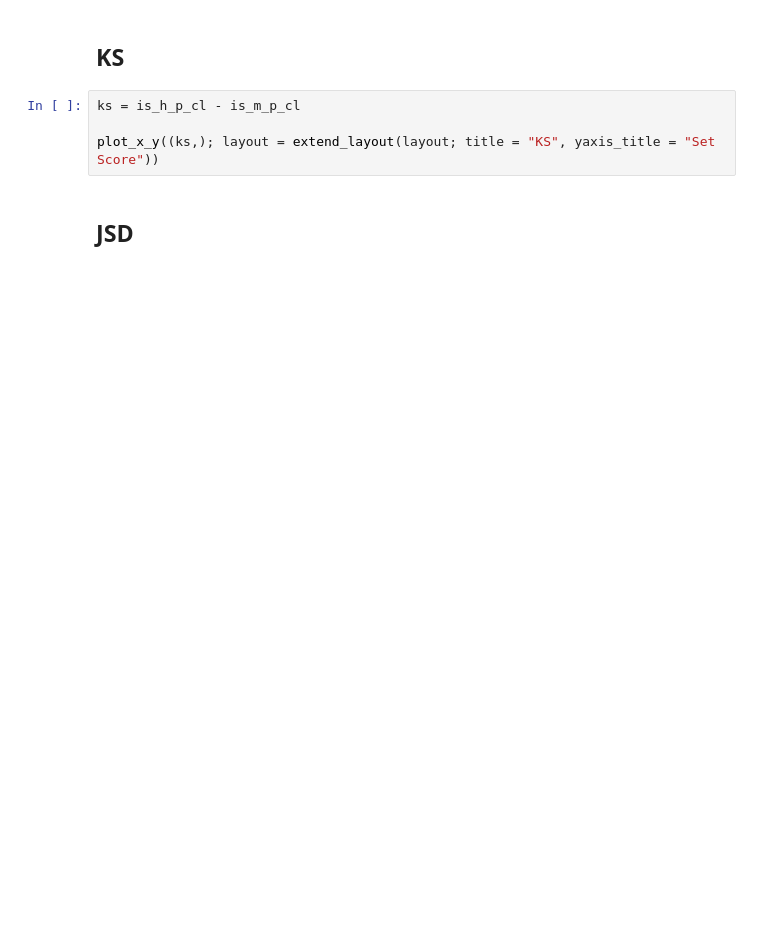
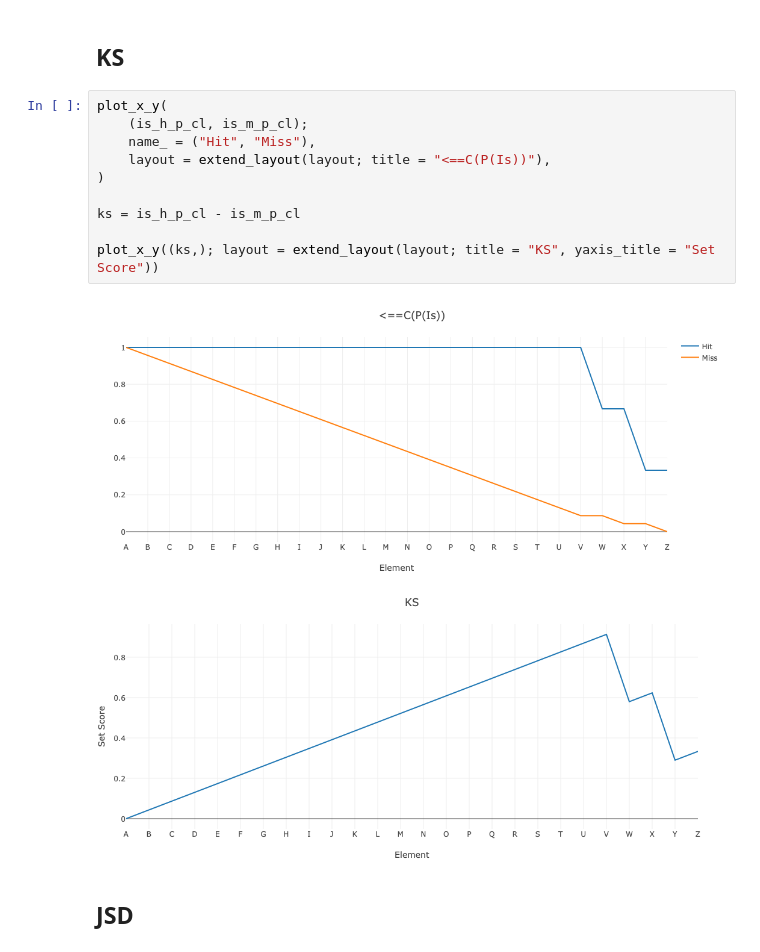
Before and after one commit to KwatME/FeatureSetEnrichment.jl, a Jupyter notebook: notebook/1.ipynb, the cells around one changed output. Saved outputs shown, nothing was run; the diff lists cells and outputs as text; blank space fills up the shorter version.

```diff
--- a/notebook/1.ipynb
+++ b/notebook/1.ipynb
@@ -138,8 +165,17 @@ plot_x_y(
 # %% [markdown]
 ## KS
 # %%
+plot_x_y(
+    (is_h_p_cl, is_m_p_cl);
+    name_ = ("Hit", "Miss"),
+    layout = extend_layout(layout; title = "<==C(P(Is))"),
+)
+
 ks = is_h_p_cl - is_m_p_cl
 
 plot_x_y((ks,); layout = extend_layout(layout; title = "KS", yaxis_title = "Set Score"))
+# %% [output]
+[figure, added]
+[figure, added]
 # %% [markdown]
 ## JSD
```
Also changed, not shown: parts of 18 cells of this notebook, 1 other file.
